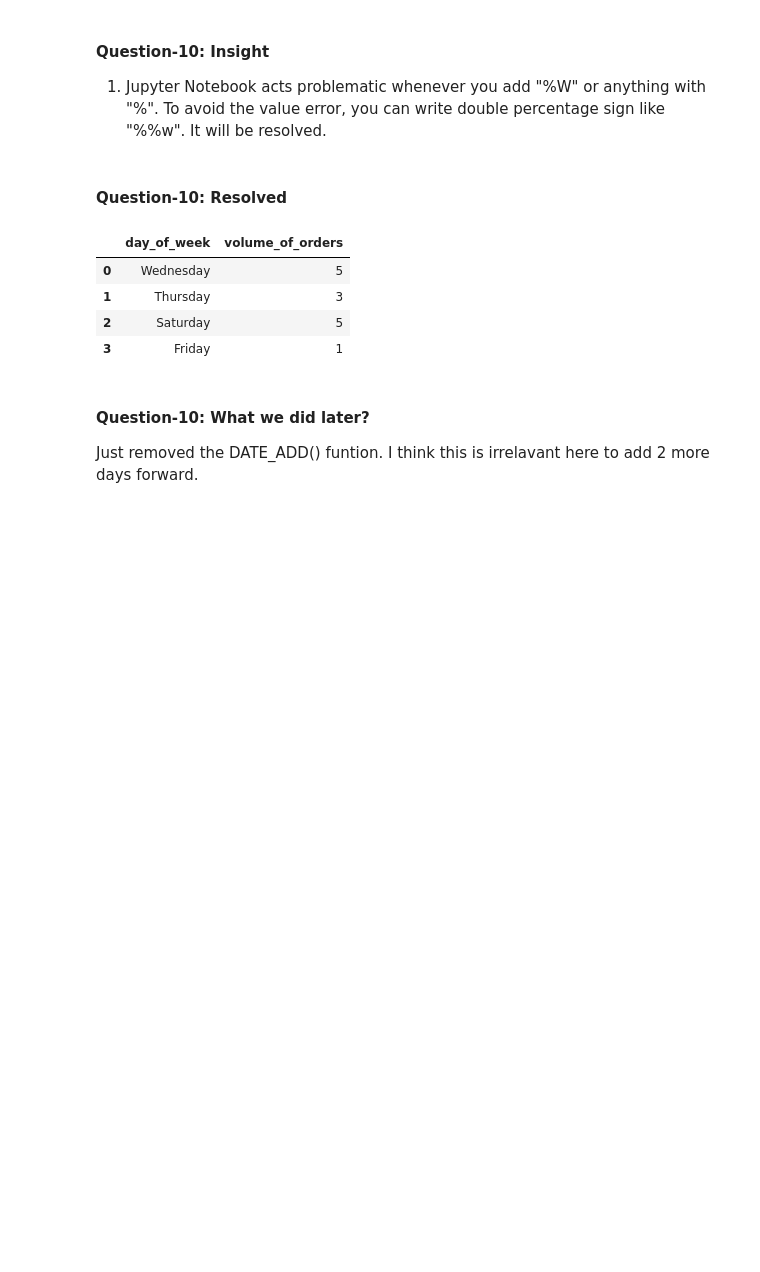
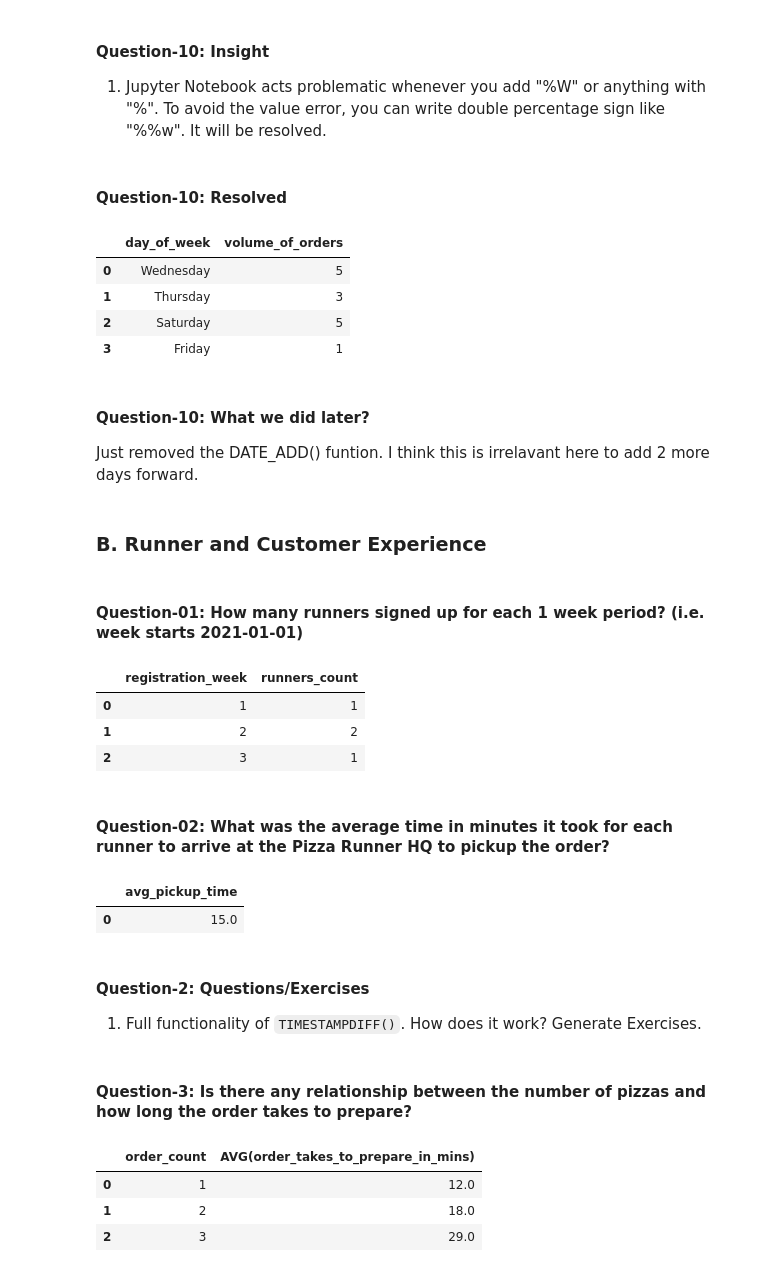
Before and after one commit to zizanayub/SQL-Projects, a Jupyter notebook: 8 Week SQL Challenge/Case Study # 2. Pizza Runner/02.Pizza Runner.ipynb, the cells around one changed output. Saved outputs shown, nothing was run; the diff lists cells and outputs as text; code cells hidden in the pictures; blank space fills up the shorter version.

```diff
--- a/8 Week SQL Challenge/Case Study # 2. Pizza Runner/02.Pizza Runner.ipynb
+++ b/8 Week SQL Challenge/Case Study # 2. Pizza Runner/02.Pizza Runner.ipynb
@@ -952,3 +944,25 @@ df
 #### Question-10: What we did later?
 
 Just removed the DATE_ADD() funtion. I think this is irrelavant here to add 2 more days forward.
+# %% [markdown]
+### B. Runner and Customer Experience
+# %% [markdown]
+#### Question-01: How many runners signed up for each 1 week period? (i.e. week starts 2021-01-01)
+# %%
+query_to_question_B1 = '''
+SELECT
+    EXTRACT(WEEK FROM DATE_ADD(registration_date,INTERVAL 1 WEEK)) AS registration_week,
+    COUNT(runner_id) AS runners_count
+FROM runners
+GROUP BY registration_week;
+'''
+# %%
+df = pd.read_sql(query_to_question_B1,engine)
+df
+# %% [output]
+|  | registration_week | runners_count |
+| 0 | 1 | 1 |
+| 1 | 2 | 2 |
+| 2 | 3 | 1 |
+# %% [markdown]
+#### Question-02: What was the average time in minutes it took for each runner to arrive at the Pizza Runner HQ to pickup the order?
@@ -954,0 +1026,12 @@ Just removed the DATE_ADD() funtion. I think this is irrelavant here to add 2 mo
+# %%
+df = pd.read_sql(query_to_question_B2,engine)
+df
+# %% [output]
+|  | avg_pickup_time |
+| 0 | 15.0 |
+# %% [markdown]
+#### Question-2: Questions/Exercises
+
+01. Full functionality of `TIMESTAMPDIFF()`. How does it work? Generate Exercises.
+# %% [markdown]
+#### Question-3: Is there any relationship between the number of pizzas and how long the order takes to prepare?
@@ -954,0 +1102,8 @@ Just removed the DATE_ADD() funtion. I think this is irrelavant here to add 2 mo
+# %%
+df = pd.read_sql(query_to_question_B3,engine)
+df
+# %% [output]
+|  | order_count | AVG(order_takes_to_prepare_in_mins) |
+| 0 | 1 | 12.0 |
+| 1 | 2 | 18.0 |
+| 2 | 3 | 29.0 |
```
Also changed, not shown: parts of 16 cells of this notebook.
